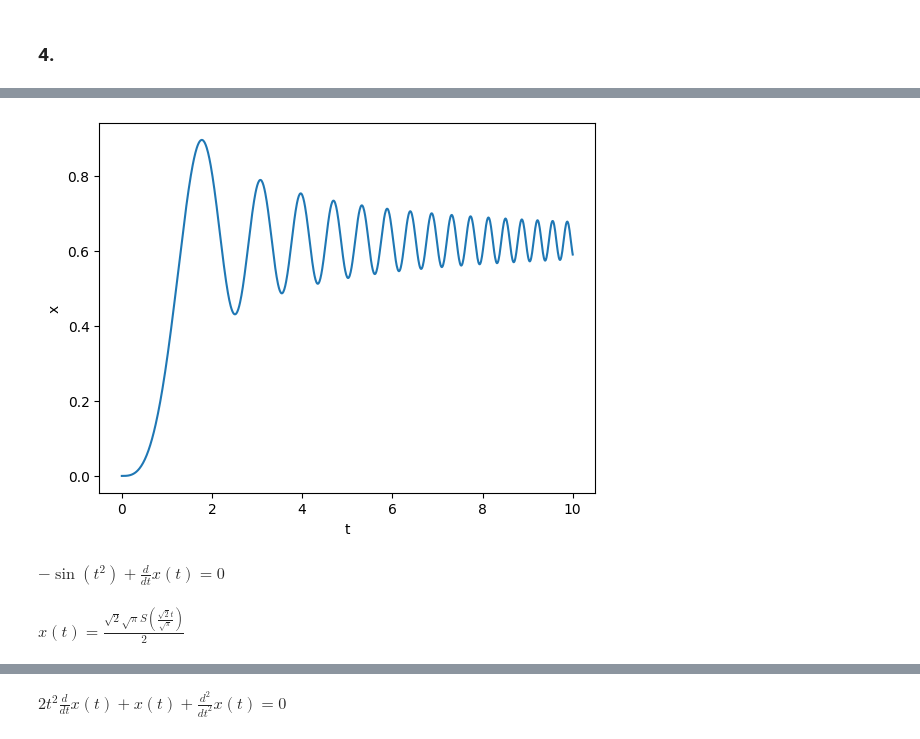
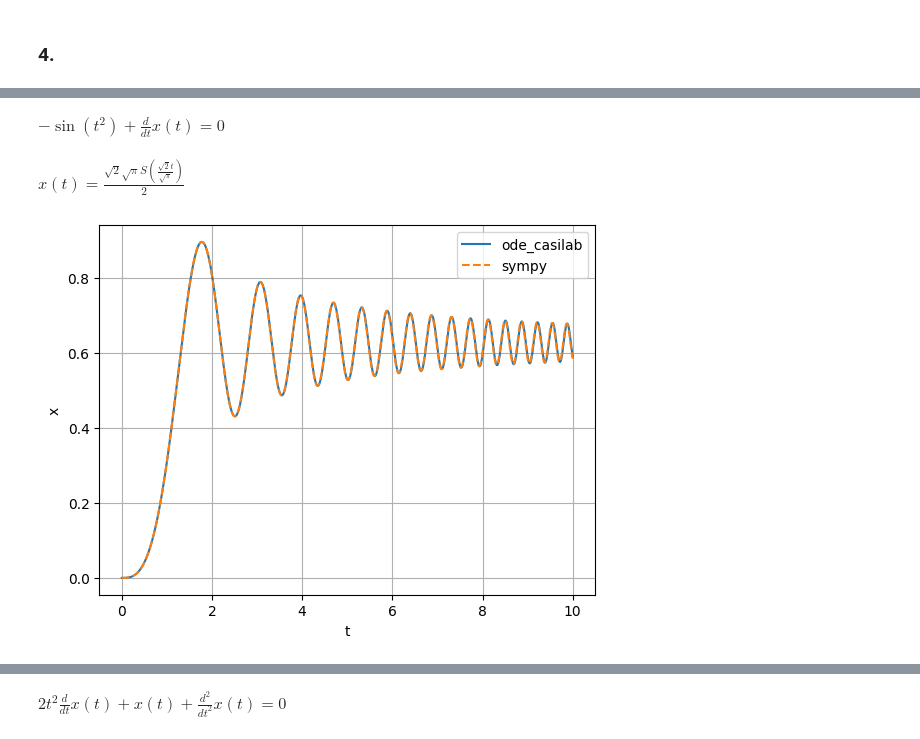
Before and after one commit to Gimgachad/Pyproj, a Jupyter notebook: Computational_project_1.ipynb, the cells around one changed output, grey strips where cells are left out. Saved outputs shown, nothing was run; the diff lists cells and outputs as text; code cells hidden in the pictures.

```diff
--- a/Computational_project_1.ipynb
+++ b/Computational_project_1.ipynb
@@ -62,12 +46,0 @@ plt.show()
-# %%
-# Solution of ODE by Sympy
-# from __future__ import division
-# x' = 3x^2 - 4x, x(1)=5
-import sympy as sp
-t = sp.symbols('t')
-x = sp.symbols('x',cls = sp.Function)
-eq = sp.Eq(x(t).diff(t,1) - 3*x(t)**2 + 4*x(t),0)
-sol = sp.dsolve(eq, ics={x(t).subs(t,1):5})
-y = sol.simplify()
-display(eq)
-display(y)
@@ -77,39 +89,45 @@ $\displaystyle x{\left(t \right)} = \frac{20 e^{4}}{- 11 e^{4 t} + 15 e^{4}}$
 # %%
 # (d) x' = sin(t^2), x(0)=0, 0 <= t <= 10
 
 from ode_casilab import solve_rk4
 import numpy as np
+import sympy as sp
 import matplotlib.pyplot as plt
 
+# solving the equation using ode_casilab module
 def ode_4_d(t, x):
     return np.sin(t**2)
 
-t = np.linspace(0,10,1000)
-x0 = [0]
+t_list = np.linspace(0,10,1000)
+x0 = [0]                      # initial condition
+sol_rk4 = solve_rk4(ode_4_d, t_list, x0)
+#print(sol)
+plt.plot(t_list,sol_rk4,label='ode_casilab')
 
-sol = solve_rk4(ode_4_d, t, x0)
-#print(sol)
-plt.plot(t,sol)
+# solving the equation using sympy module
+t = sp.symbols('t')
+x = sp.symbols('x',cls = sp.Function)
+eq = sp.Eq(x(t).diff(t,1) - sp.sin(t**2),0)   # writing the equation
+sol = sp.dsolve(eq, ics={x(t).subs(t,0):0})   # solution for x(0) = 0
+simplified_sol = sol.simplify()              # simplifying the solution
+display(eq)
+display(simplified_sol)
+
+x_list = []     # Creating an empty list where the numerical solution will be stored
+for i in t_list:
+    y = sol.rhs.evalf(subs={t:i})       # Evaluating the solution for the values in t_list
+    x_list.append(y)
+
+plt.plot(t_list,x_list,'--', label = 'sympy')
 plt.xlabel('t')
 plt.ylabel('x')
+plt.legend()
+plt.grid(True)
 plt.show()
 # %% [output]
+$\displaystyle - \sin{\left(t^{2} \right)} + \frac{d}{d t} x{\left(t \right)} = 0$
+$\displaystyle x{\left(t \right)} = \frac{\sqrt{2} \sqrt{\pi} S\left(\frac{\sqrt{2} t}{\sqrt{\pi}}\right)}{2}$
-[figure, old version]
+[figure, new version]
-# %%
-# Solution of ODE by Sympy
-# from __future__ import division
-# x' = sin(t^2), x(0)=0
-import sympy as sp
-t = sp.symbols('t')
-x = sp.symbols('x',cls = sp.Function)
-eq = sp.Eq(x(t).diff(t,1) - sp.sin(t**2),0)
-sol = sp.dsolve(eq, ics={x(t).subs(t,0):0})
-y = sol.simplify()
-display(eq)
-display(y)
-# %% [output]
-$\displaystyle - \sin{\left(t^{2} \right)} + \frac{d}{d t} x{\left(t \right)} = 0$
-$\displaystyle x{\left(t \right)} = \frac{\sqrt{2} \sqrt{\pi} S\left(\frac{\sqrt{2} t}{\sqrt{\pi}}\right)}{2}$
 # %%
 # (e) x' = t/x^2
 
```
Also changed, not shown: parts of 35 cells of this notebook.
